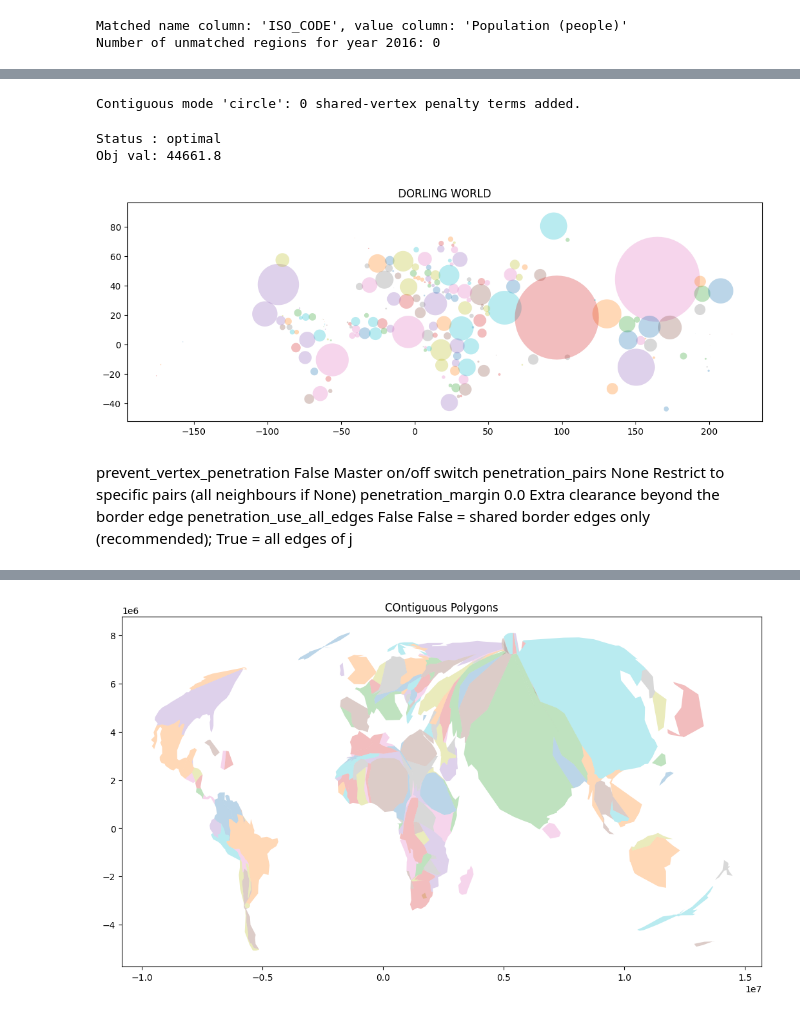
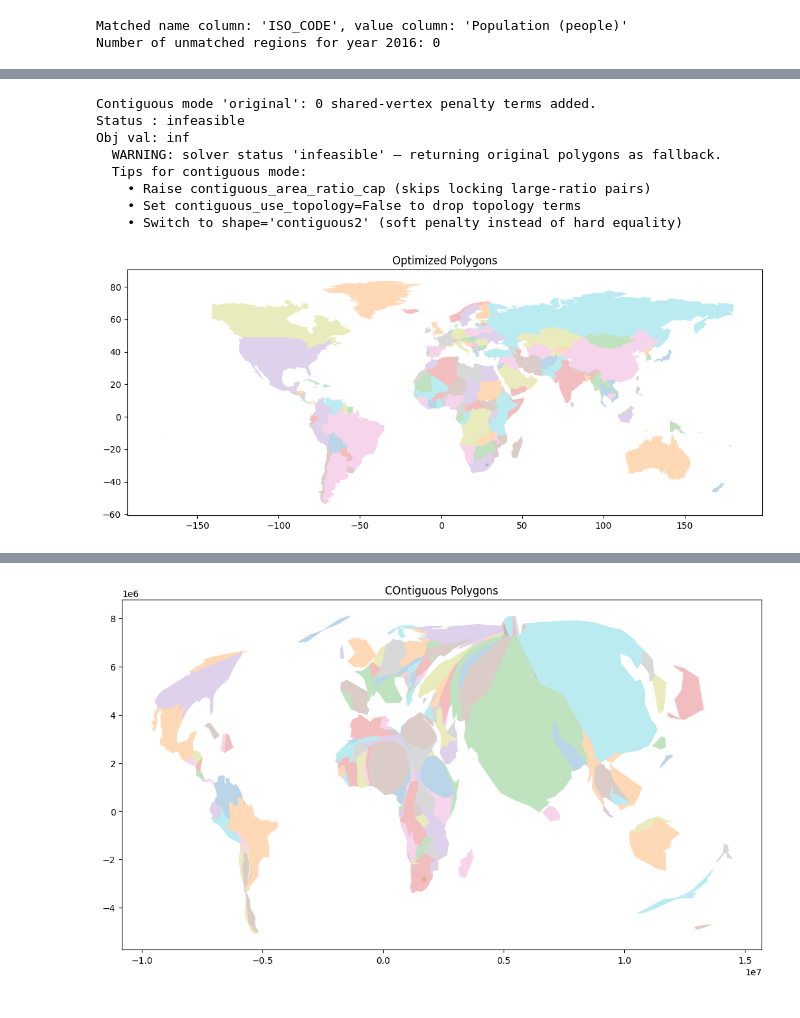
Before and after one commit to kuenem/Cartogram-Framework, a Jupyter notebook: Cartogram Framework/notebooks/exploration.ipynb, the cells around one changed output, grey strips where cells are left out. Saved outputs shown, nothing was run; the diff lists cells and outputs as text; code cells hidden in the pictures.

```diff
--- a/Cartogram Framework/notebooks/exploration.ipynb
+++ b/Cartogram Framework/notebooks/exploration.ipynb
@@ -21,7 +21,7 @@ level = 'original_world'
 # region = 'usa'
 # level = 'states'
 # %%
-polygons, target_areas, target_positions, names, centroid = loader(region, level, year=2016)
+data, polygons, target_areas, target_positions, names, centroid = loader(region, level, year=2016)
 # %% [output]
 Matched name column: 'ISO_CODE', value column: 'Population (people)'
 Number of unmatched regions for year 2016: 0
@@ -269,33 +133,35 @@ Obj val: 1463.92
 # %%
-# DORLING Test
-new_polys, areas, status, val, leaders, target_areas = CartogramFramework_global(
-    polygons        = polygons,
-    target_areas    = target_areas,
-    fixed_points    = None,
-    shape           = "circle",
-    target_centers  = target_positions,
-    horizontal_pairs = horizontal_pairs,
-    vertical_pairs   = vertical_pairs,
+new_data = CartogramFramework_global(
+    data         = data,
+    # target_areas     = target_areas,
+    fixed_points     = None,
+    shape            = "original",
+    target_centers   = target_positions,
+    horizontal_pairs = None,   # no ordering — just scale in place
+    vertical_pairs   = None,
     neighboring_pairs = neighbouring_pairs(polygons),
-    shared_vertices_of_neighbors=shared_vertices_of_neighbors(polygons),
+    shared_vertices_of_neighbors = None,
 
-    lambda_shape    = 0.1,   # small — circles form without needing shape pressure
+    lambda_shape    = 1.0,
     lambda_area     = 1.0,
-    lambda_center   = 0.5,   # moderate centre fidelity keeps circles near geography
-    lambda_topology = 1.0,
+    lambda_center   = 0.5,   # moderate pull keeps regions near original position
+    lambda_topology = 0.0,   # OFF — ordering was causing infeasibility
 
-    gamma = 0.0,   # REQUIRED — pure E_circle
+    area_scale = 0.1,
+
+    gamma = 1.0,
     beta  = 1.0,
-    alpha = 1.0,
-    epsilon = 1e-2,
-    b       = 1e-2,
-    t_min   = 0.01,
-    t_max   = 5.0,
-    shape_deformation = 0.0,   # triggers make_circle()
+    t_min = 0.01,
+    t_max = 25.0,   # large — some regions may need to grow a lot
 )
-plot_polys(new_polys, title="DORLING WORLD", centroids=False, legend=False, target_centers=None, svg=True)
+plot_polys_data(new_data, title="Optimized Polygons", centroids=False, legend=False, target_centers=None)
 # %% [output]
-Contiguous mode 'circle': 0 shared-vertex penalty terms added.
+Contiguous mode 'original': 0 shared-vertex penalty terms added.
+Status : infeasible
+Obj val: inf
+  WARNING: solver status 'infeasible' — returning original polygons as fallback.
+  Tips for contiguous mode:
+    • Raise contiguous_area_ratio_cap (skips locking large-ratio pairs)
+    • Set contiguous_use_topology=False to drop topology terms
+    • Switch to shape='contiguous2' (soft penalty instead of hard equality)
-Status : optimal
-Obj val: 44661.8
-[figure, old version]
+[figure, new version]
@@ -325,5 +167,0 @@ Obj val: 44661.8
-# %% [markdown]
-prevent_vertex_penetration False Master on/off switch
-penetration_pairs None Restrict to specific pairs (all neighbours if None)
-penetration_margin 0.0 Extra clearance beyond the border edge
-penetration_use_all_edges False False = shared border edges only (recommended); True = all edges of j
```
Also changed, not shown: parts of 30 cells of this notebook, 20 other files.
